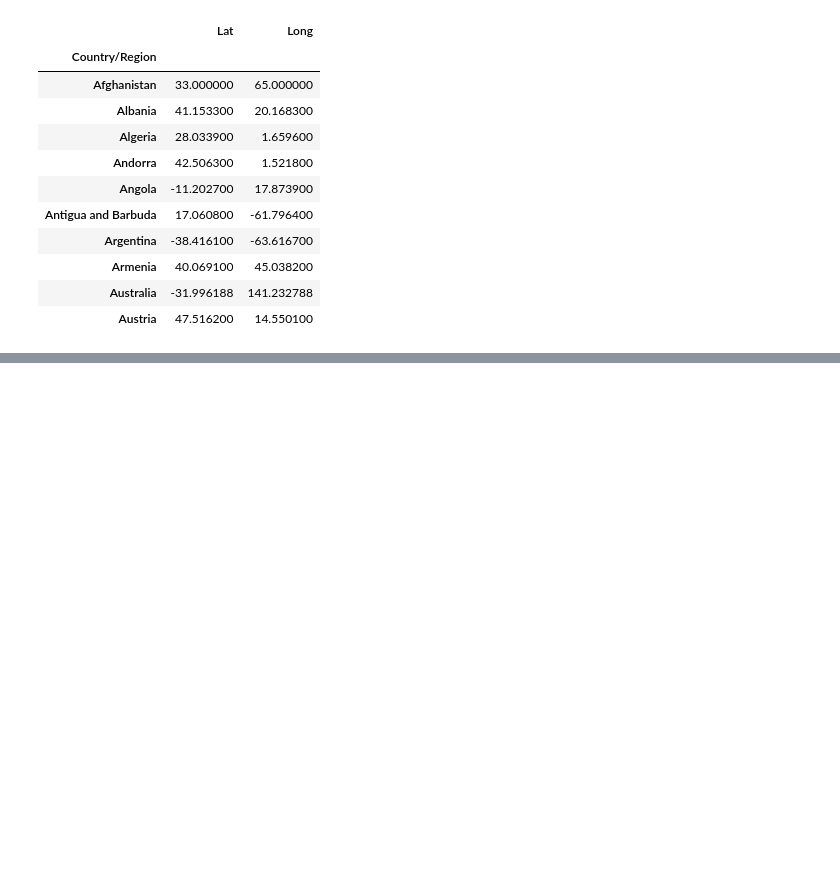
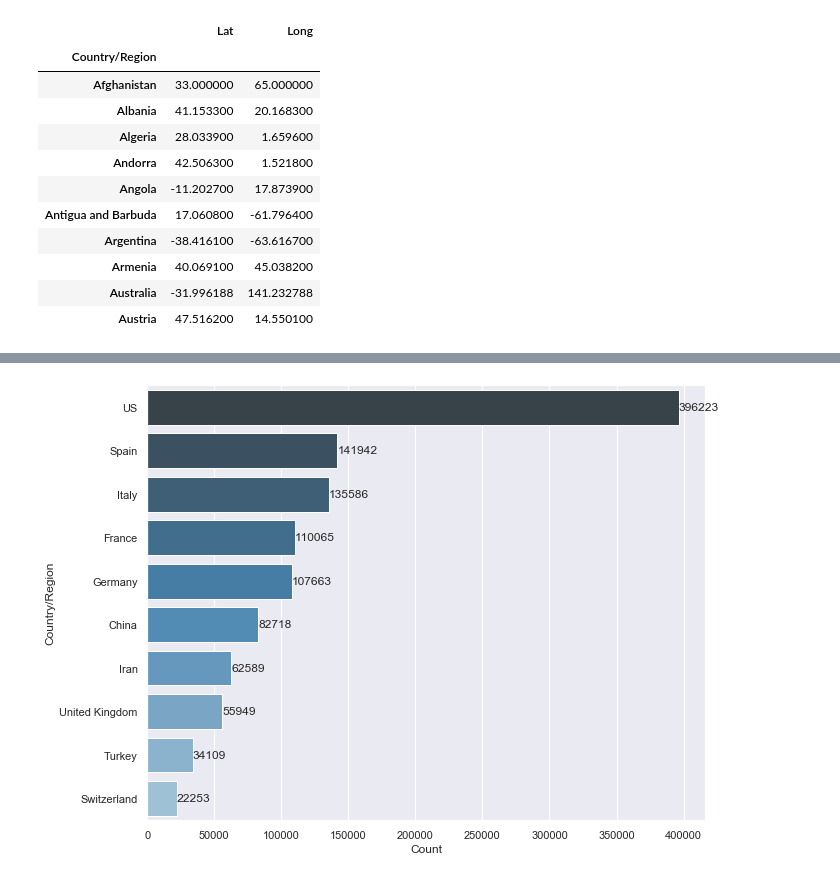
Before and after one commit to plasmagirl/Outbreak-of-COVID-19, a Jupyter notebook: COVID-19.ipynb, the cells around one changed output, grey strips where cells are left out. Saved outputs shown, nothing was run; the diff lists cells and outputs as text; code cells hidden in the pictures; blank space fills up the shorter version.

Commit message:
Updated with more plots

```diff
--- a/COVID-19.ipynb
+++ b/COVID-19.ipynb
@@ -350,0 +423,4 @@ fig.show()
+# %%
+confirmed_max = covid_confirmed_tot_country.max(axis=1).sort_values(ascending=False).reset_index()
+confirmed_max = confirmed_max.rename(columns = {0: 'Count'})
+display(confirmed_max[:10])
@@ -350,0 +439,13 @@ fig.show()
+# %%
+#we'll do a seaborn plot first and then an interactive plot using plotly.express
+plt.figure(figsize=(10,8))
+sns.set_style('darkgrid')
+sns.set_context('notebook')
+ax = sns.barplot(confirmed_max['Count'].iloc[:10], confirmed_max['Country/Region'].iloc[:10], palette='Blues_d')
+for p in ax.patches:
+    width = p.get_width() #gives the x-position and the value to write
+    #print(p.get_y())  #gives the y-position of the graph
+    #print(p.get_height())  #gives the height of the bars
+    ax.text(x = p.get_width(), y = p.get_y() + p.get_height()/2, s = '{:.0f}'.format(width), verticalalignment = 'center')
+# %% [output]
+[figure, added]
```
Also changed, not shown: parts of 56 cells of this notebook.
